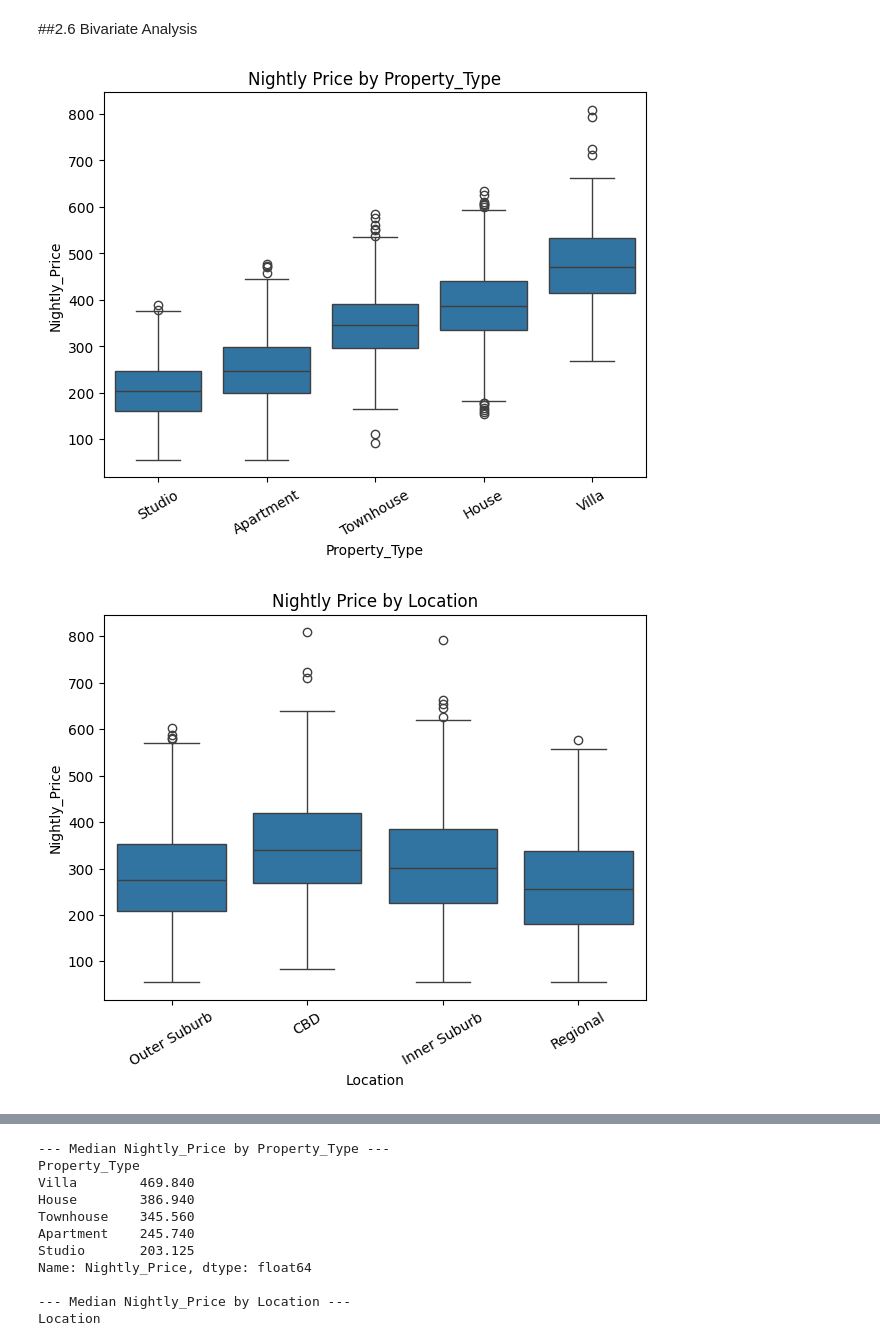
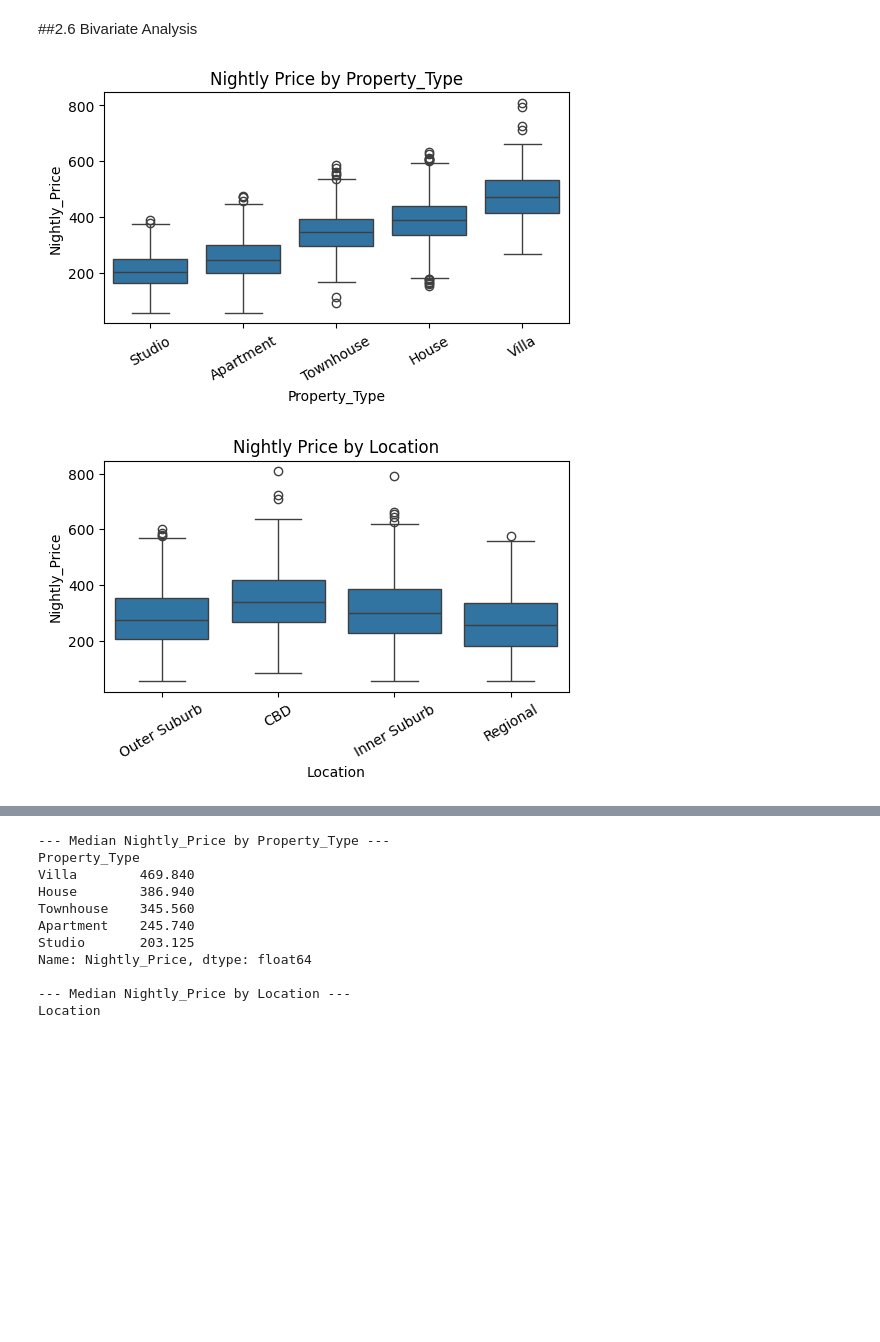
Before and after one commit to stratbuilds12/demo, a Jupyter notebook: MIS710A1_Ravalji_226491165.ipynb, the cells around one changed output, grey strips where cells are left out. Cells and saved outputs as stored; diff of their text form; code cells hidden in the pictures; blank space fills up the shorter version.

```diff
--- a/MIS710A1_Ravalji_226491165.ipynb
+++ b/MIS710A1_Ravalji_226491165.ipynb
@@ -333,7 +333,7 @@ Name: proportion, dtype: float64
 # %%
 # Bar chartsfor categorical values.
 for col in categorical_cols:
-    plt.figure(figsize=(6,4))
+    plt.figure(figsize=(6,3))
     sns.countplot(data=records, x=col, order=records[col].value_counts().index)
     plt.title(f'Distribution of {col}')
     plt.xticks(rotation=30)
@@ -350,7 +350,7 @@ numeric_cols = ['Bedrooms', 'Bathrooms', 'Accommodates', 'Review_Score',
                  'Amenities_Score', 'Minimum_Nights']
 
 for col in numeric_cols:
-    plt.figure(figsize=(6,4))
+    plt.figure(figsize=(6,3))
     plt.hist(records[col], bins=20, edgecolor='black')
     plt.title(f'Distribution of {col}')
     plt.xlabel(col)
@@ -383,13 +383,13 @@ records[numeric_cols + ['Nightly_Price']].describe()
 # %%
 #Nightly_Price vs categorical variables
 categorical_cols = ['Property_Type', 'Location', 'Superhost', 'Instant_Bookable']
 
 for col in categorical_cols:
-    plt.figure(figsize=(7,5))
+    plt.figure(figsize=(6,3))
     sns.boxplot(data=records, x=col, y='Nightly_Price')
     plt.title(f'Nightly Price by {col}')
     plt.xticks(rotation=30)
     plt.show()
 # %% [output]
-[figure, old version]
+[figure, new version]
-[figure, old version]
+[figure, new version]
```
Also changed, not shown: parts of 12 cells of this notebook.
